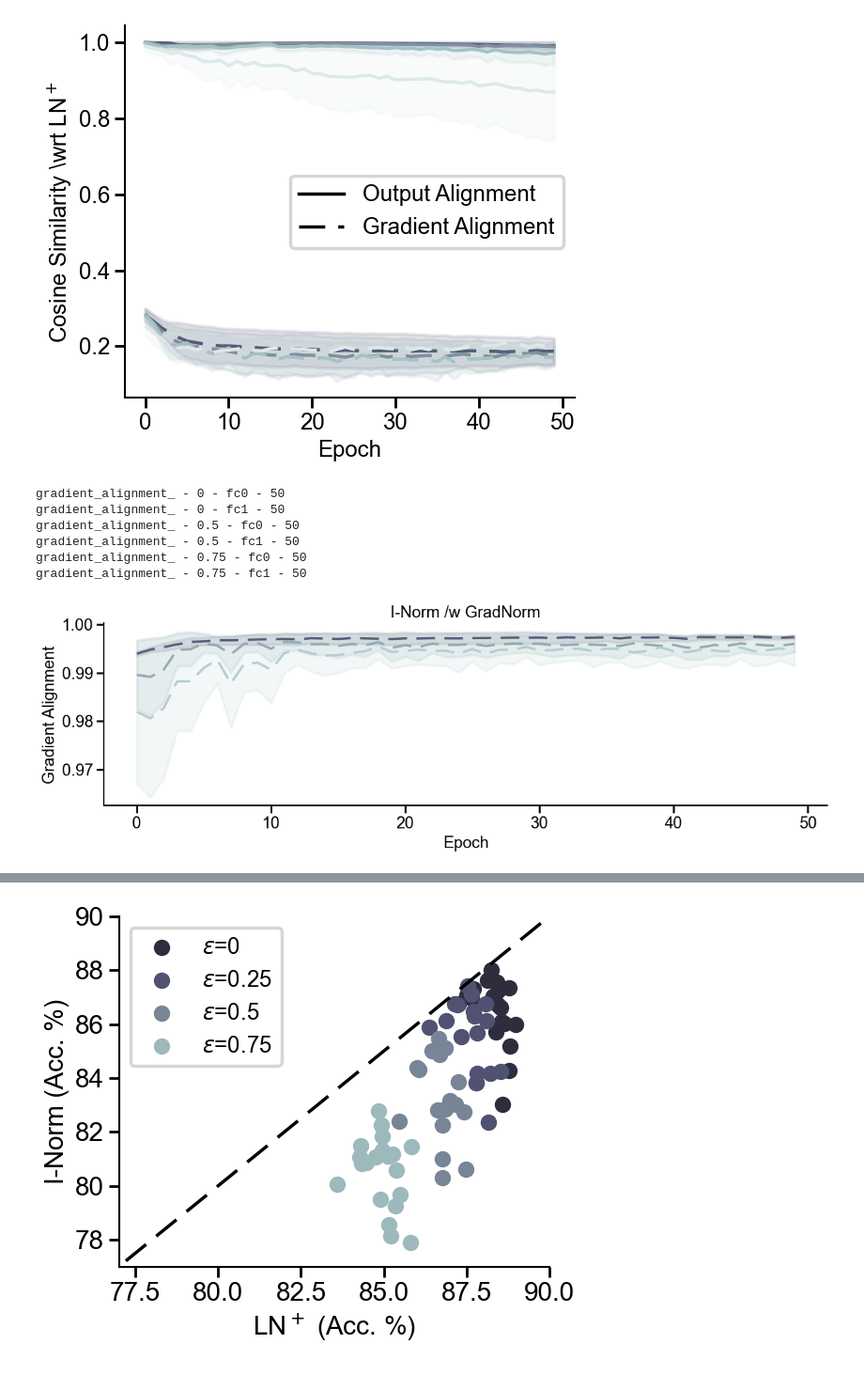
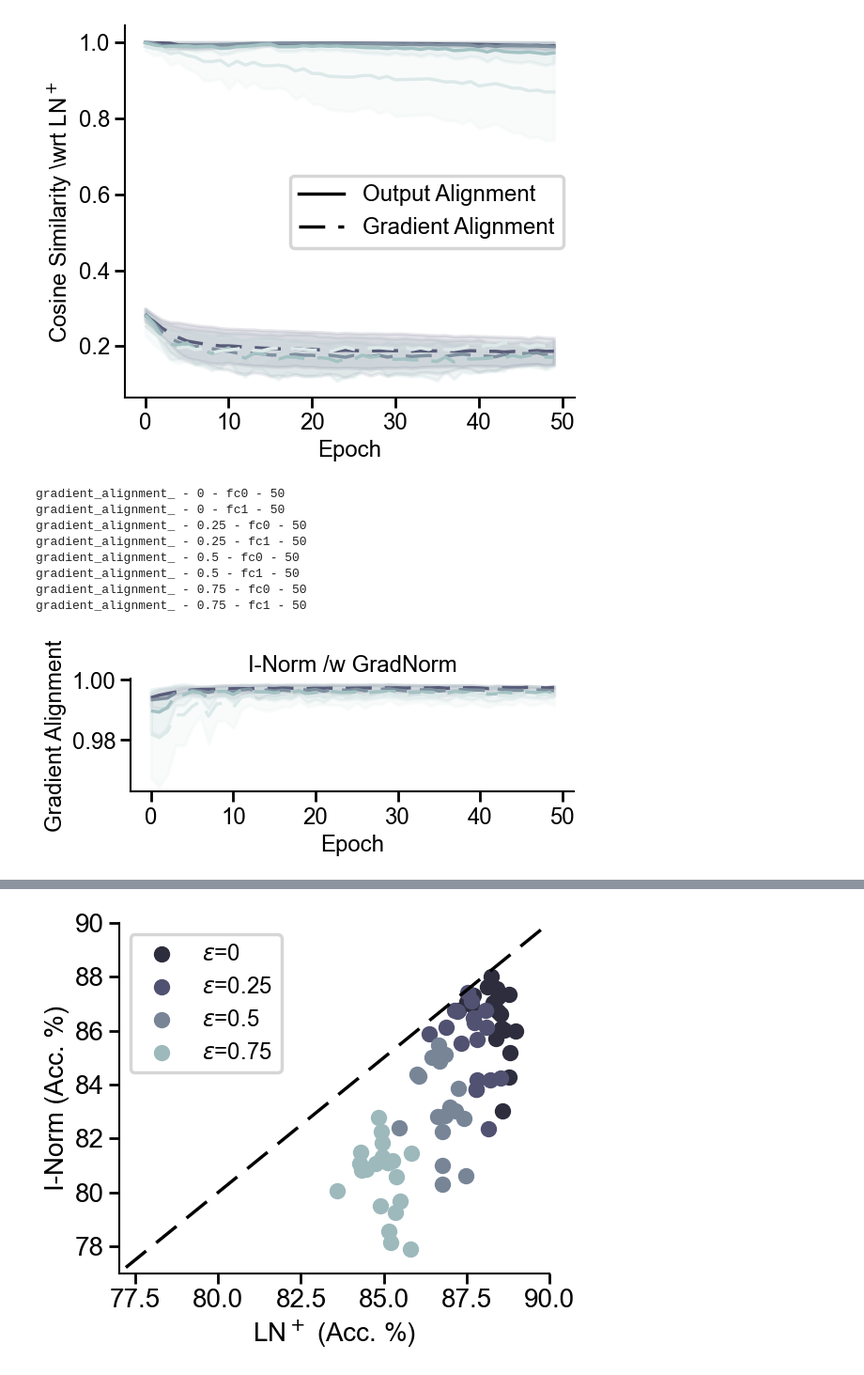
Before and after one commit to RoyHEyono/HomeostaticDANN, a Jupyter notebook: models/dense_mnist_task/figure_notebooks/fig3.ipynb, the cells around one changed output, grey strips where cells are left out. Shown at 94% size. Saved outputs shown, nothing was run; the diff lists cells and outputs as text; code cells hidden in the pictures.

Commit message:
Added and modified Figure 3

```diff
--- a/models/dense_mnist_task/figure_notebooks/fig3.ipynb
+++ b/models/dense_mnist_task/figure_notebooks/fig3.ipynb
@@ -154,7 +154,7 @@ def truncate_colormap(cmap, minval=0.0, maxval=0.85, n=100):
     )
 
 # Setup
-brightness_factors = [0, 0.5, 0.75, 1]
+brightness_factors = [0, 0.25, 0.5, 0.75]
 alignment_prefix = 'gradient_alignment_'
 layers_to_average = ["fc0", "fc1"]
 
@@ -164,7 +164,7 @@ norm = colors.Normalize(vmin=min(brightness_factors), vmax=max(brightness_factor
 scalar_map = cm.ScalarMappable(norm=norm, cmap=trunc_bone)
 
 # Plot
-fig, ax = plt.subplots(figsize=(12, 4))
+fig, ax = plt.subplots(figsize=(6,2.5))
 
 for bright in brightness_factors:
     color = trunc_bone(norm(bright))
@@ -216,31 +216,33 @@ for bright in brightness_factors:
             range(len(avg_across_layers)),
             avg_across_layers - std_across_layers,
             avg_across_layers + std_across_layers,
             alpha=0.15,
             color=color
         )
 
 # Axis formatting
 ax.set_title("I-Norm /w GradNorm")
 ax.set_xlabel("Epoch")
 ax.set_ylabel("Gradient Alignment")
 ax.yaxis.set_major_formatter(ScalarFormatter())
 
 # Colorbar for brightness levels
 # cbar = plt.colorbar(scalar_map, ax=ax, orientation='vertical', pad=0.02)
 # cbar.set_label('Brightness Factor')
 
 # # Only one legend entry for dashed line
 # legend_line = lines.Line2D([], [], color='black', linestyle='dashed', label='Gradient Alignment')
 # ax.legend(handles=[legend_line], loc='center right', title="Line Type")
 
 plt.tight_layout()
 plt.savefig("figure3d1.svg", format="svg")
 # %% [output]
 gradient_alignment_ - 0 - fc0 - 50
 gradient_alignment_ - 0 - fc1 - 50
+gradient_alignment_ - 0.25 - fc0 - 50
+gradient_alignment_ - 0.25 - fc1 - 50
 gradient_alignment_ - 0.5 - fc0 - 50
 gradient_alignment_ - 0.5 - fc1 - 50
 gradient_alignment_ - 0.75 - fc0 - 50
 gradient_alignment_ - 0.75 - fc1 - 50
-[figure, old version]
+[figure, new version]
```
Also changed, not shown: parts of 2 cells of this notebook, 3 other files.
